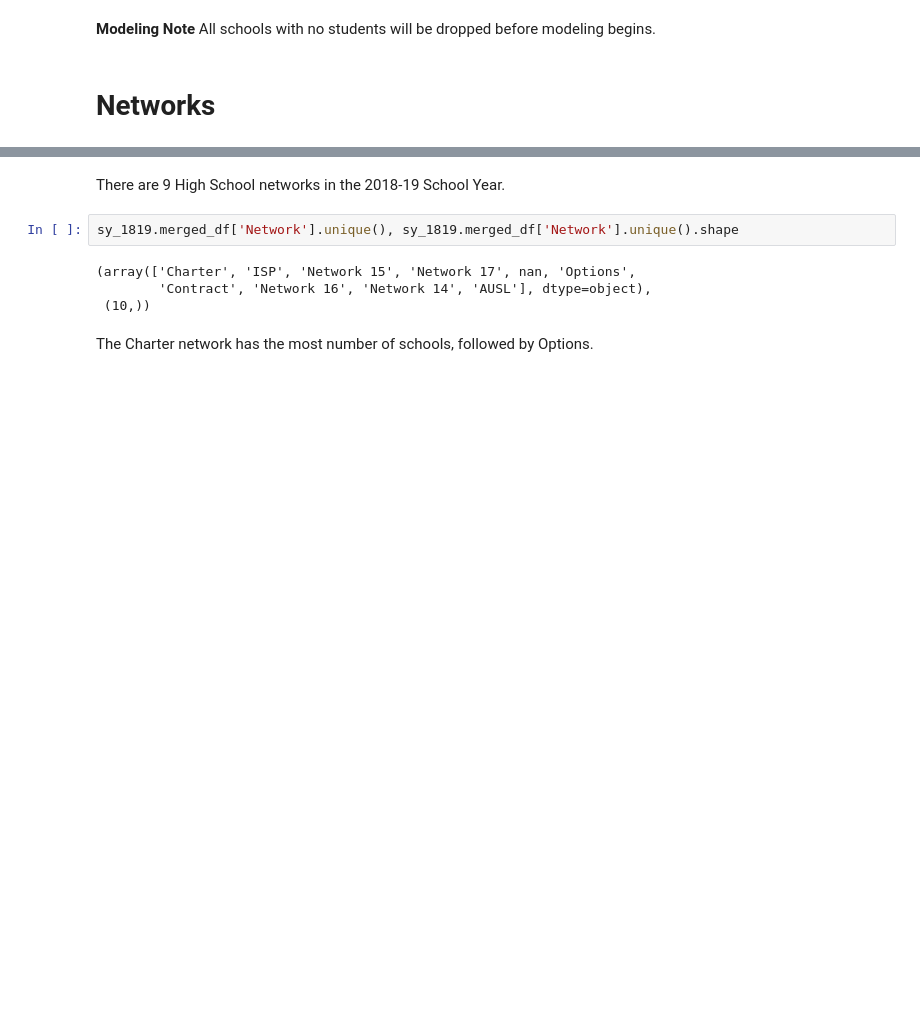
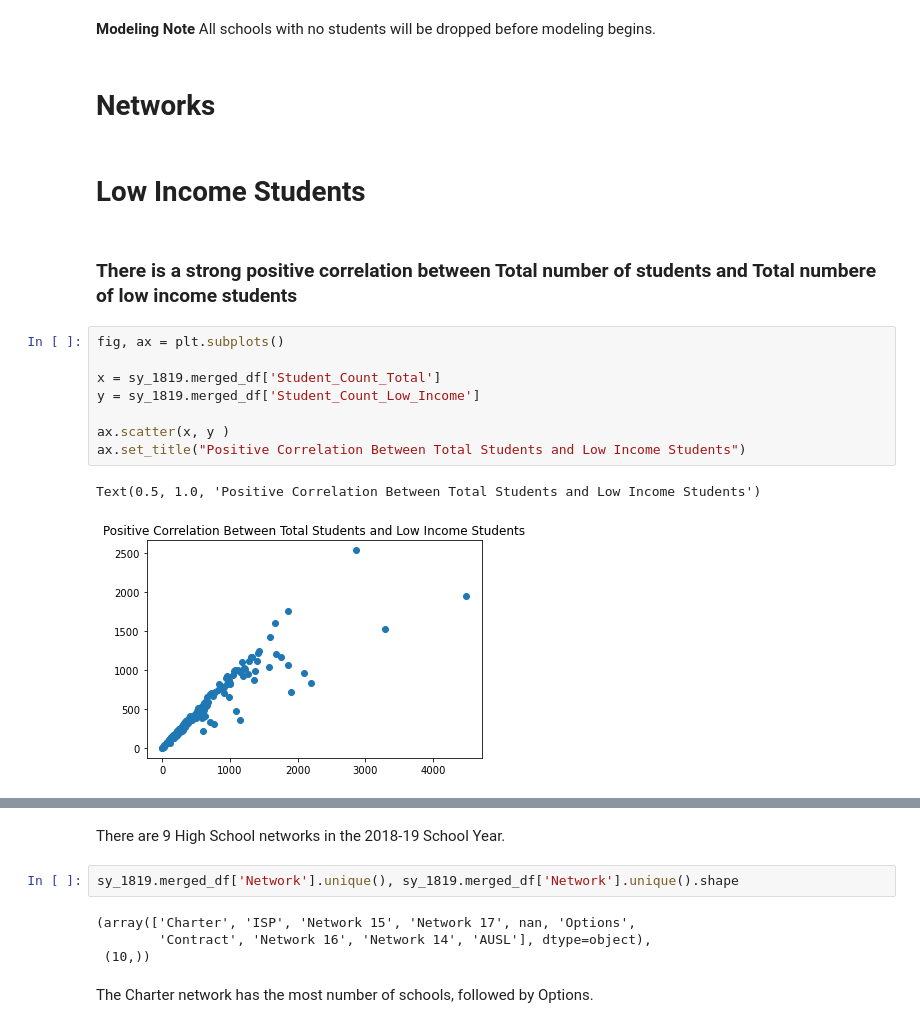
Before and after one commit to j-max/CPS_GradRate_Analysis, a Jupyter notebook: notebooks/eda/eda.ipynb, the cells around one changed output, grey strips where cells are left out. Drawn from its saved outputs; the diff is of its cells as text; blank space fills up the shorter version.

```diff
--- a/notebooks/eda/eda.ipynb
+++ b/notebooks/eda/eda.ipynb
@@ -211,3 +278,18 @@ sy_1819.merged_df[sy_1819.merged_df['Student_Count_Total']<50].shape
 **Modeling Note** All schools with no students will be dropped before modeling begins.
 # %% [markdown]
 # Networks
+# %% [markdown]
+# Low Income Students
+# %% [markdown]
+### There is a strong positive correlation between Total number of students and Total numbere of low income students
+# %%
+fig, ax = plt.subplots()
+
+x = sy_1819.merged_df['Student_Count_Total']
+y = sy_1819.merged_df['Student_Count_Low_Income']
+
+ax.scatter(x, y )
+ax.set_title("Positive Correlation Between Total Students and Low Income Students")
+# %% [output]
+Text(0.5, 1.0, 'Positive Correlation Between Total Students and Low Income Students')
+[figure, added]
```
Also changed, not shown: parts of 24 cells of this notebook.
